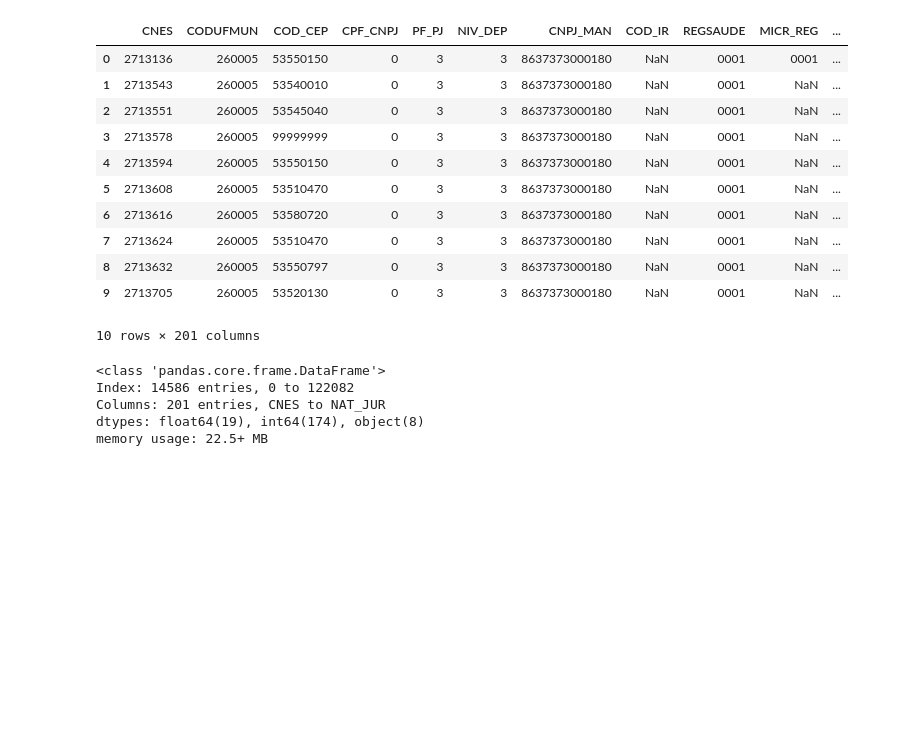
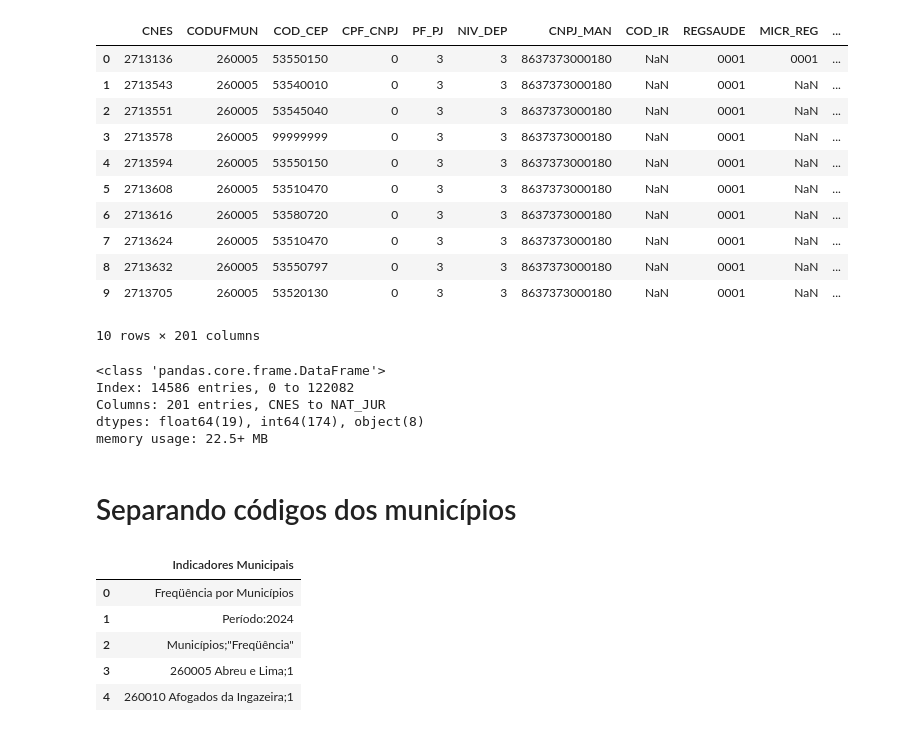
Before and after one commit to vinissmaciel/datasus_PE, a Jupyter notebook: analise.ipynb, the cells around one changed output. Drawn from its saved outputs; the diff is of its cells as text; code cells hidden in the pictures; blank space fills up the shorter version.

```diff
--- a/analise.ipynb
+++ b/analise.ipynb
@@ -247,3 +247,5 @@ dtypes: float64(19), int64(174), object(8)
 memory usage: 22.5+ MB
 # %%
 df_cnes_unique.to_csv('CNES_unique.csv', index=False)
+# %% [markdown]
+# Separando códigos dos municípios
@@ -249,0 +254,9 @@ df_cnes_unique.to_csv('CNES_unique.csv', index=False)
+# %%
+df_munic.head(5)
+# %% [output]
+|  | Indicadores Municipais |
+| 0 | Freqüência por Municípios |
+| 1 | Período:2024 |
+| 2 | Municípios;"Freqüência" |
+| 3 | 260005 Abreu e Lima;1 |
+| 4 | 260010 Afogados da Ingazeira;1 |
```
Also changed, not shown: parts of 4 cells of this notebook, 1 other file.
